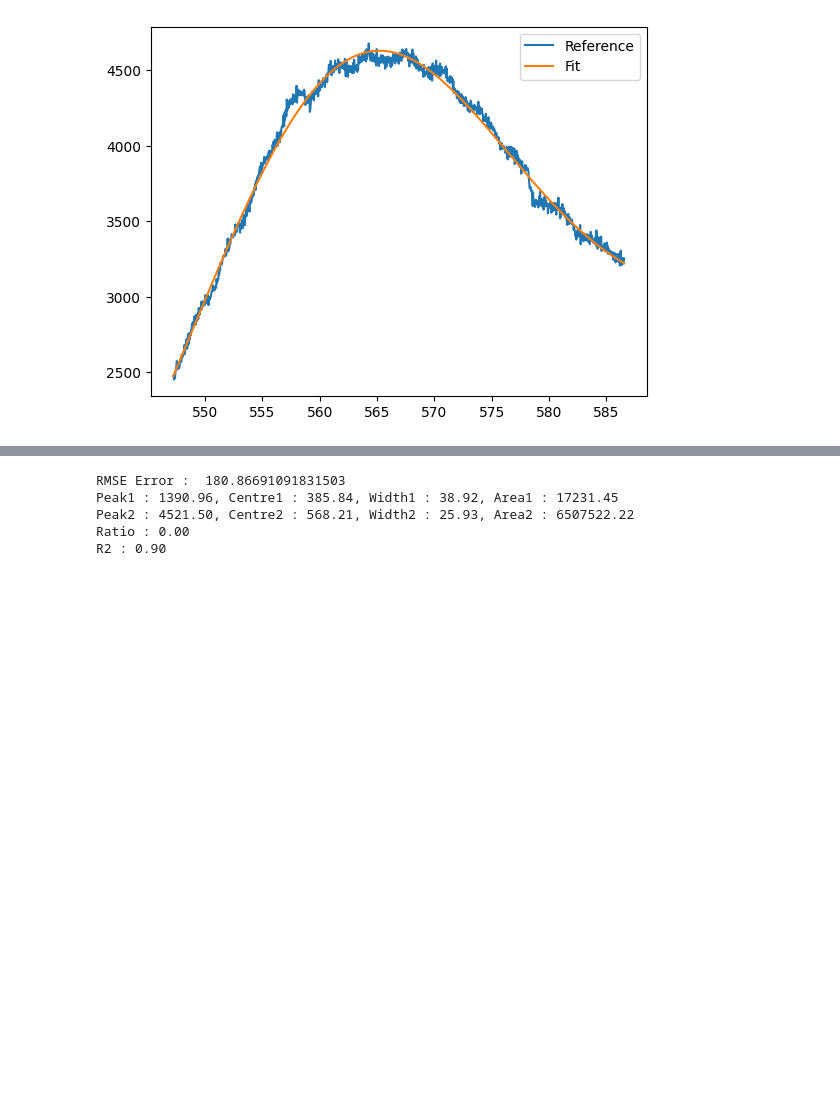
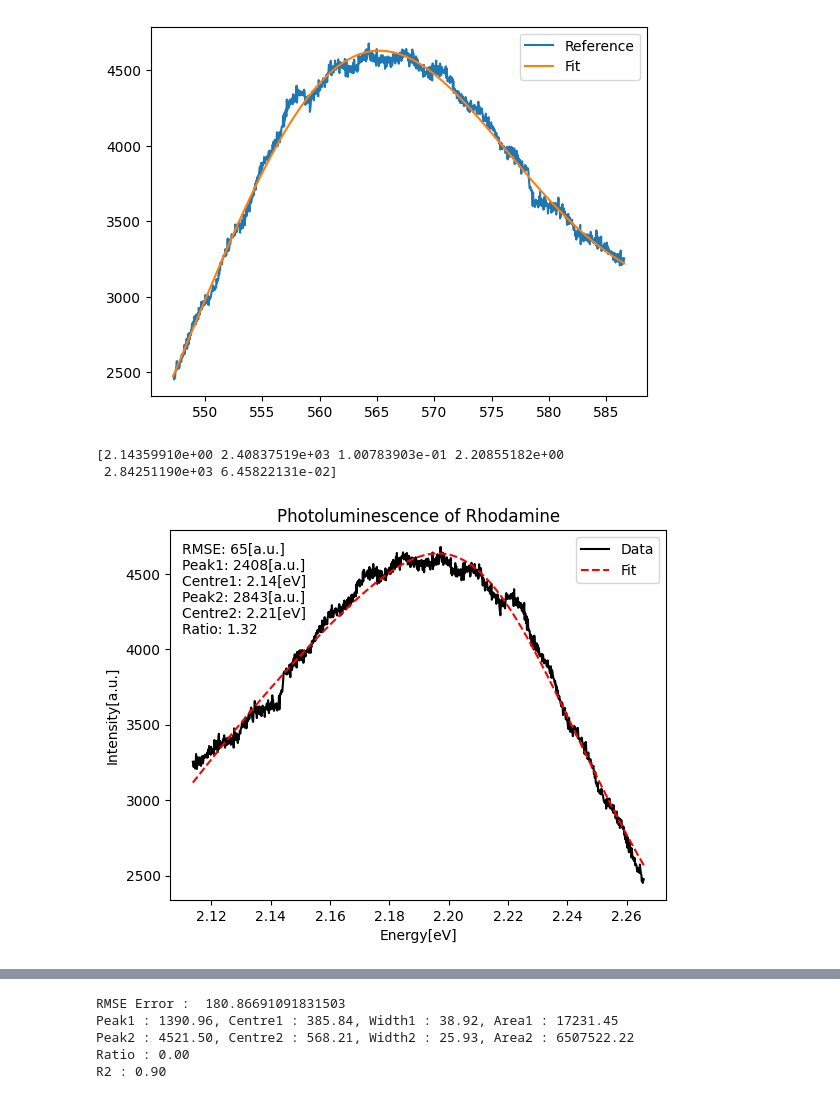
Before and after one commit to IntermidiatePhysicsExperiment/Photoluminescence, a Jupyter notebook: EDA/01_Rhodamine.ipynb, the cells around one changed output, grey strips where cells are left out. Cells and saved outputs as stored; diff of their text form; code cells hidden in the pictures; blank space fills up the shorter version.

```diff
--- a/EDA/01_Rhodamine.ipynb
+++ b/EDA/01_Rhodamine.ipynb
@@ -34,5 +34,37 @@ plt.legend()
 # %% [output]
 <matplotlib.legend.Legend at 0x...>
 [figure]
+# %%
+h = 6.62607015e-34 # J.s
+c = 2.99792458e8 # m/s
+eV = 1.602176634e-19 # J
+func = lambda x, cen1, amp1, wid1, cen2, amp2, wid2: amp1 / (((x - cen1)/wid1)**2+1) + amp2 / (((x - cen2)/wid2)**2+1)
+p0 = [2.16, 4000, 0.05, 2.22, 4000, 0.05]
+x = reference['Wavelength[nm]']
+x = h * c / (x * 1e-9) / eV # nm to eV
+y = reference['Intensity[a.u.]']
+popt, pcov = scipy.optimize.curve_fit(func, x, y, p0=p0)
+mid1, mid2 = popt[0], popt[3]; peak1, peak2 = popt[1], popt[4]; wid1, wid2 = popt[2], popt[5]
+area1 = peak1 * wid1 * np.pi; area2 = peak2 * wid2 * np.pi
+ratio = area1 / area2
+loss = np.mean((y - func(x, *popt))**2)
+plt.plot(x, y, label='Data', color='black')
+plt.plot(x, func(x, *popt), label='Fit', color='red', linestyle='--')
+plt.legend()
+plt.title(f'Photoluminescence of Rhodamine')
+plt.xlabel('Energy[eV]')
+plt.ylabel('Intensity[a.u.]')
+plt.text(2.11, 4100, f"""RMSE: {np.sqrt(loss):.0f}[a.u.]
+Peak1: {peak1:.0f}[a.u.]
+Centre1: {mid1:.2f}[eV]
+Peak2: {peak2:.0f}[a.u.]
+Centre2: {mid2:.2f}[eV]
+Ratio: {ratio:.2f}""")
+print(popt)
+plt.savefig('output/Rhodamine/Rhodamine.png', dpi=400)
+# %% [output]
+[2.14359910e+00 2.40837519e+03 1.00783903e-01 2.20855182e+00
+ 2.84251190e+03 6.45822131e-02]
+[figure, added]
 # %%
 func = lambda x, cen1, amp1, wid1, cen2, amp2, wid2: amp1 / (((x - cen1)/wid1)**2+1) + amp2 / (((x - cen2)/wid2)**2+1)
```
Also changed, not shown: parts of 2 cells of this notebook, 2 other files.
